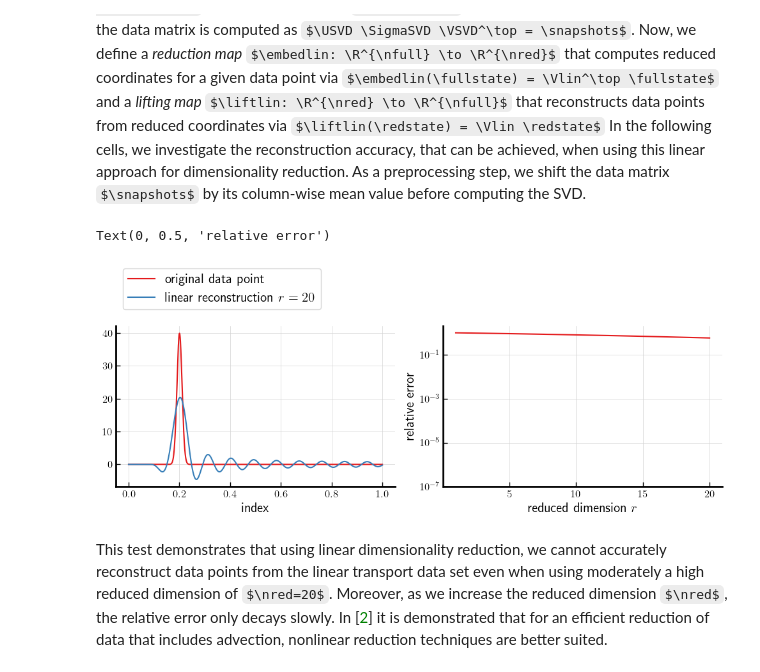
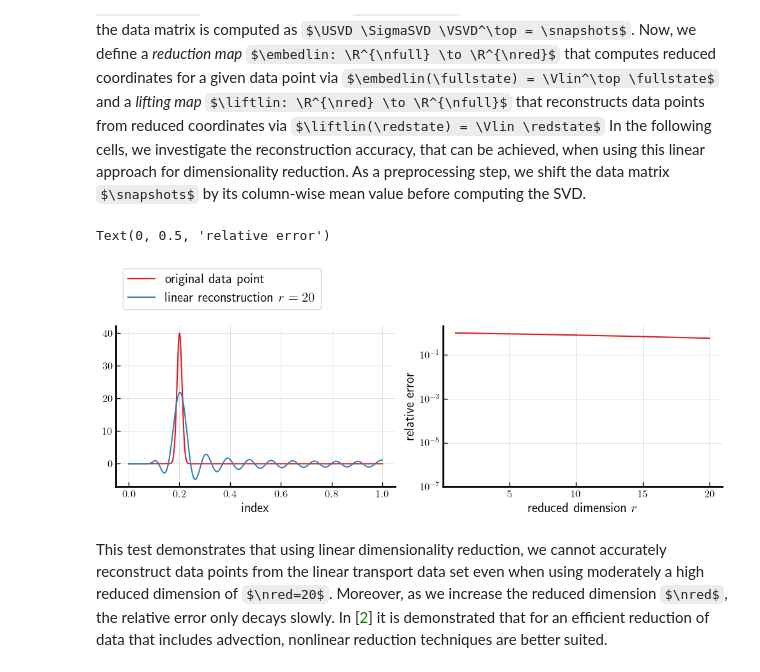
Before and after one commit to Algopaul/greedy_quadratic_manifolds, a Jupyter notebook: greedy_quadratic_manifold.ipynb, the cells around one changed output. Cells and saved outputs as stored; diff of their text form; code cells hidden in the pictures; some formulas as TeX source.

```diff
--- a/greedy_quadratic_manifold.ipynb
+++ b/greedy_quadratic_manifold.ipynb
@@ -121,40 +121,40 @@ def shift_data(data_points, shift):
   return (data_points.T-shift.T).T
 
 data_shift = jnp.mean(train_data, axis=1)
-Phi, Sigma, PsiT = svd(shift_data(train_data, -data_shift))
+Phi, Sigma, PsiT = svd(shift_data(train_data, data_shift))
 # %%
 def linear_reduce(V, data_points):
-  return V.T @ shift_data(data_points, -data_shift)
+  return V.T @ shift_data(data_points, data_shift)
 
 
 def linear_lift(V, reduced_data_points):
-  return shift_data(V @ reduced_data_points, data_shift)
+  return shift_data(V @ reduced_data_points, -data_shift)
 
 
 def linear_reconstruction_error(V, data_points):
   reduced_data_points = linear_reduce(V, data_points)
   return norm(data_points - linear_lift(V, reduced_data_points)) / norm(data_points)
 
 
 linear_reconstruction_errors = [linear_reconstruction_error(
   Phi[:, :r], test_data) for r in range(1, 21)]
 
 fig, axs = plt.subplots(1, 2, figsize=(10, 4))
 
 V_lin_20 = Phi[:, :20]
 axs[0].plot(x, test_data[:, 100], label='original data point')
 axs[0].plot(x, linear_lift(V_lin_20, linear_reduce(V_lin_20, jnp.expand_dims(
   test_data[:, 100], 1))), label='linear reconstruction $r=20$')
 axs[0].legend(ncol=1, loc='upper left', bbox_to_anchor=(0.0, 1.4), fontsize=15)
 axs[0].set_xlabel('index', fontsize=15)
 
 axs[1].semilogy(range(1, 21), linear_reconstruction_errors)
 axs[1].set_ylim(1e-7, 2)
 axs[1].set_xlabel('reduced dimension $r$', fontsize=15)
 axs[1].set_ylabel('relative error', fontsize=15)
 # %% [output]
 Text(0, 0.5, 'relative error')
-[figure, old version]
+[figure, new version]
 # %% [markdown]
 This test demonstrates that using linear dimensionality reduction, we cannot accurately reconstruct data points from the linear transport data set even when using moderately a high reduced dimension of $\nred=20$. Moreover, as we increase the reduced dimension $\nred$, the relative error only decays slowly. In [<span style="color:green">2</span>] it is demonstrated that for an efficient reduction of data that includes advection, nonlinear reduction techniques are better suited.
 # %% [markdown]
```
Also changed, not shown: parts of 7 cells of this notebook.
